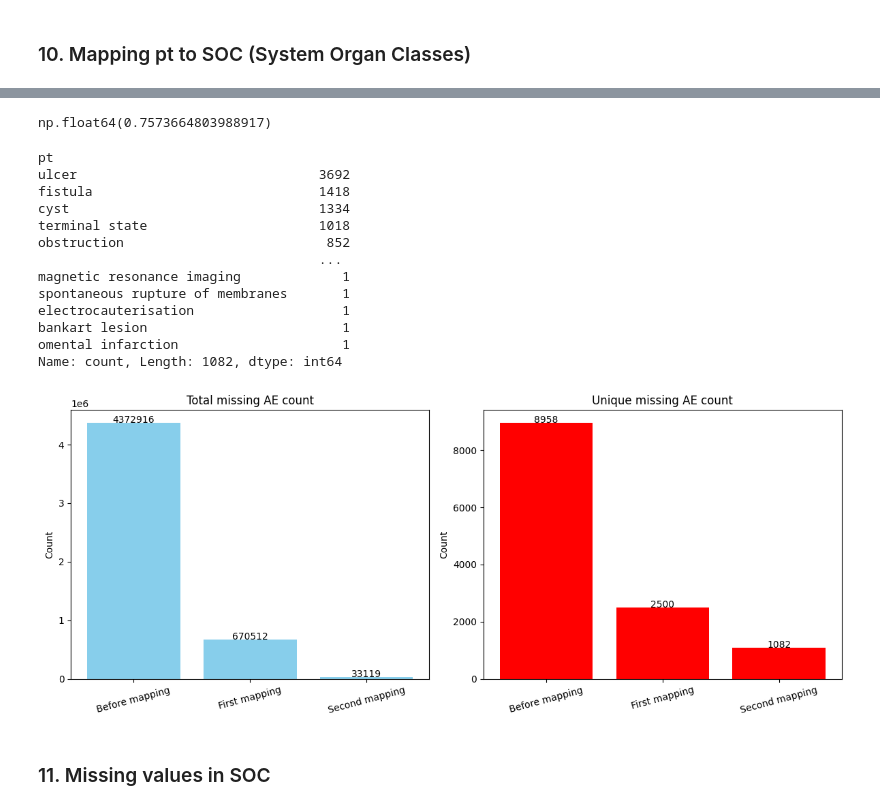
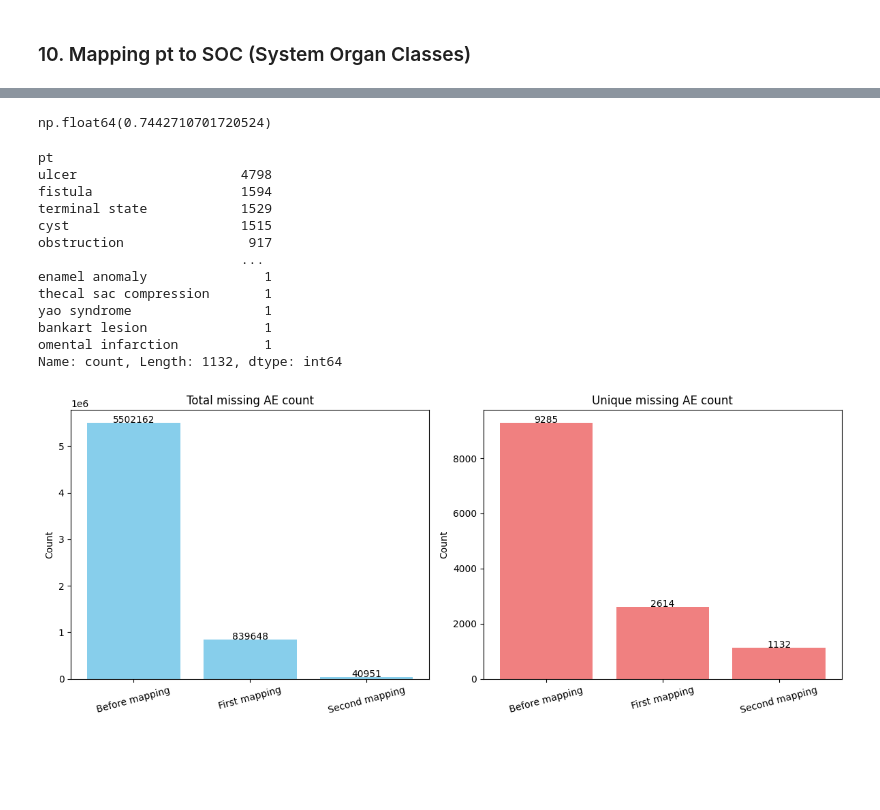
Before and after one commit to Think-Nguyen/Data-Science-Research-Project, a Jupyter notebook: 2. Clean data.ipynb, the cells around one changed output, grey strips where cells are left out. Cells and saved outputs as stored; diff of their text form; code cells hidden in the pictures; blank space fills up the shorter version.

```diff
--- a/2. Clean data.ipynb
+++ b/2. Clean data.ipynb
@@ -460,3 +489,11 @@ data_3['prod_ai'] = data_3['prod_ai'].replace(prod_ai_name)
+# %%
+# Replace the value prod_ai with its key
+prod_ai_name = {
+    r'adalimumab\adalimumab-aacf\isopropyl alcohol': 'adalimumab-aacf',
+    'adalimumab\isopropyl alcohol': 'adalimumab'
+}
+
+data_2['prod_ai'] = data_2['prod_ai'].replace(prod_ai_name)
 # %% [markdown]
 ### 7. Missing values in route
 # %%
@@ -485,17 +522,17 @@ respiratory (inhalation)                      1
 Name: count, dtype: int64
 # %%
 # Remove word 'use' from the column 'route'
-data_3['route'] = data_3['route'].str.replace('sunconjunctival', 'subconjunctival')
-data_3['route'] = data_3['route'].str.replace(' use', '')
-data_3['route'] = data_3['route'].str.replace('sc', 'subcutaneous')
-data_3['route'] = data_3['route'].str.replace('other', 'unknown')
+data_2['route'] = data_2['route'].str.replace('sunconjunctival', 'subconjunctival')
+data_2['route'] = data_2['route'].str.replace(' use', '')
+data_2['route'] = data_2['route'].str.replace('sc', 'subcutaneous')
+data_2['route'] = data_2['route'].str.replace('other', 'unknown')
 
 # Fill missing values in the 'route' column
-data_3['route'] = data_3['route'].fillna('unknown')
+data_2['route'] = data_2['route'].fillna('unknown')
 # %%
 for drug in druglist:
     # Get value counts of known routes
-    route_counts = data_3[data_3['drugname'] == drug]['route'].value_counts()
+    route_counts = data_2[data_2['drugname'] == drug]['route'].value_counts()
 
     if 'unknown' in route_counts:
         unknown_count = route_counts['unknown']
@@ -511,9 +548,9 @@ for drug in druglist:
             )
 
             # Replace 'unknown' with sampled values
-            unknown_indices = data_3[(data_3['drugname'] == drug) & (data_3['route'] == 'unknown')].index
-            data_3.loc[unknown_indices, 'route'] = replacement_values
+            unknown_indices = data_2[(data_2['drugname'] == drug) & (data_2['route'] == 'unknown')].index
+            data_2.loc[unknown_indices, 'route'] = replacement_values
 
         else:
-            unknown_indices = data_3[(data_3['drugname'] == drug) & (data_3['route'] == 'unknown')].index
-            data_3.loc[unknown_indices, 'route'] = 'subcutaneous'
+            unknown_indices = data_2[(data_2['drugname'] == drug) & (data_2['route'] == 'unknown')].index
+            data_2.loc[unknown_indices, 'route'] = 'subcutaneous'
@@ -652,5 +563,5 @@ data_3['dose_freq'] = data_3['dose_freq'].fillna('unknown')
 # %%
 # Convert string representation of list into actual list in 'pt' column
-data_3['pt'] = data_3['pt'].apply(ast.literal_eval)
+data_2['pt'] = data_2['pt'].apply(ast.literal_eval)
 # %%
 # Save data
@@ -817,22 +732,22 @@ data_4['SOC'] = data_4['SOC'].str.replace(r'\s\d+$', '', regex=True)
 # %%
-data_4['SOC'].isnull().sum() / len(data_4) * 100
+data_3['SOC'].isnull().sum() / len(data_3) * 100
 # %% [output]
-np.float64(0.7573664803988917)
+np.float64(0.7442710701720524)
 # %%
-data_4[data_4['SOC'].isna()]['pt'].value_counts()
+data_3[data_3['SOC'].isna()]['pt'].value_counts()
 # %% [output]
 pt
-ulcer                               3692
-fistula                             1418
-cyst                                1334
-terminal state                      1018
-obstruction                          852
-                                    ...
-magnetic resonance imaging             1
-spontaneous rupture of membranes       1
-electrocauterisation                   1
-bankart lesion                         1
-omental infarction                     1
-Name: count, Length: 1082, dtype: int64
+ulcer                     4798
+fistula                   1594
+terminal state            1529
+cyst                      1515
+obstruction                917
+                          ...
+enamel anomaly               1
+thecal sac compression       1
+yao syndrome                 1
+bankart lesion               1
+omental infarction           1
+Name: count, Length: 1132, dtype: int64
 # %%
 # Save data
@@ -840,5 +755,5 @@ data_4.to_csv('data/faers_adalimumab_2020-2024_ungrouped_cleaned_2.csv', index=F
 # %%
-before_mapping = data_3.explode('pt', ignore_index=True)
+before_mapping = data_2.explode('pt', ignore_index=True)
 first_mapping = pd.read_csv('data/faers_adalimumab_2020-2024_ungrouped_cleaned_1.csv')
 first_mapping = first_mapping[first_mapping['SOC'].isna()]
 second_mapping = pd.read_csv('data/faers_adalimumab_2020-2024_ungrouped_cleaned_2.csv')
@@ -849,34 +764,32 @@ counts = [len(before_mapping), len(first_mapping), len(second_mapping)]
 unique_counts = [before_mapping['pt'].nunique(), first_mapping['pt'].nunique(), second_mapping['pt'].nunique()]
 
 x = range(len(labels))
 width = 0.35
 
 # Plot
 fig, (ax1, ax2) = plt.subplots(1, 2, figsize=(12, 5))  # 1 row, 2 columns
 
 # First subplot: Total count
 ax1.bar(labels, counts, color='skyblue')
 ax1.set_title('Total missing AE count')
 ax1.set_ylabel('Count')
 ax1.set_xticklabels(labels, rotation=15)
 
 # Add count labels
 for i, val in enumerate(counts):
     ax1.text(i, val + 1, str(val), ha='center')
 
 # Second subplot: Unique pt count
-ax2.bar(labels, unique_counts, color='red')
+ax2.bar(labels, unique_counts, color='lightcoral')
 ax2.set_title('Unique missing AE count')
 ax2.set_ylabel('Count')
 ax2.set_xticklabels(labels, rotation=15)
 
 # Add unique count labels
 for i, val in enumerate(unique_counts):
     ax2.text(i, val + 1, str(val), ha='center')
 
 plt.tight_layout()
 plt.show()
 # %% [output]
-[figure, old version]
+[figure, new version]
-# %% [markdown]
-### 11. Missing values in SOC
```
Also changed, not shown: parts of 102 cells of this notebook, 8 other files.
